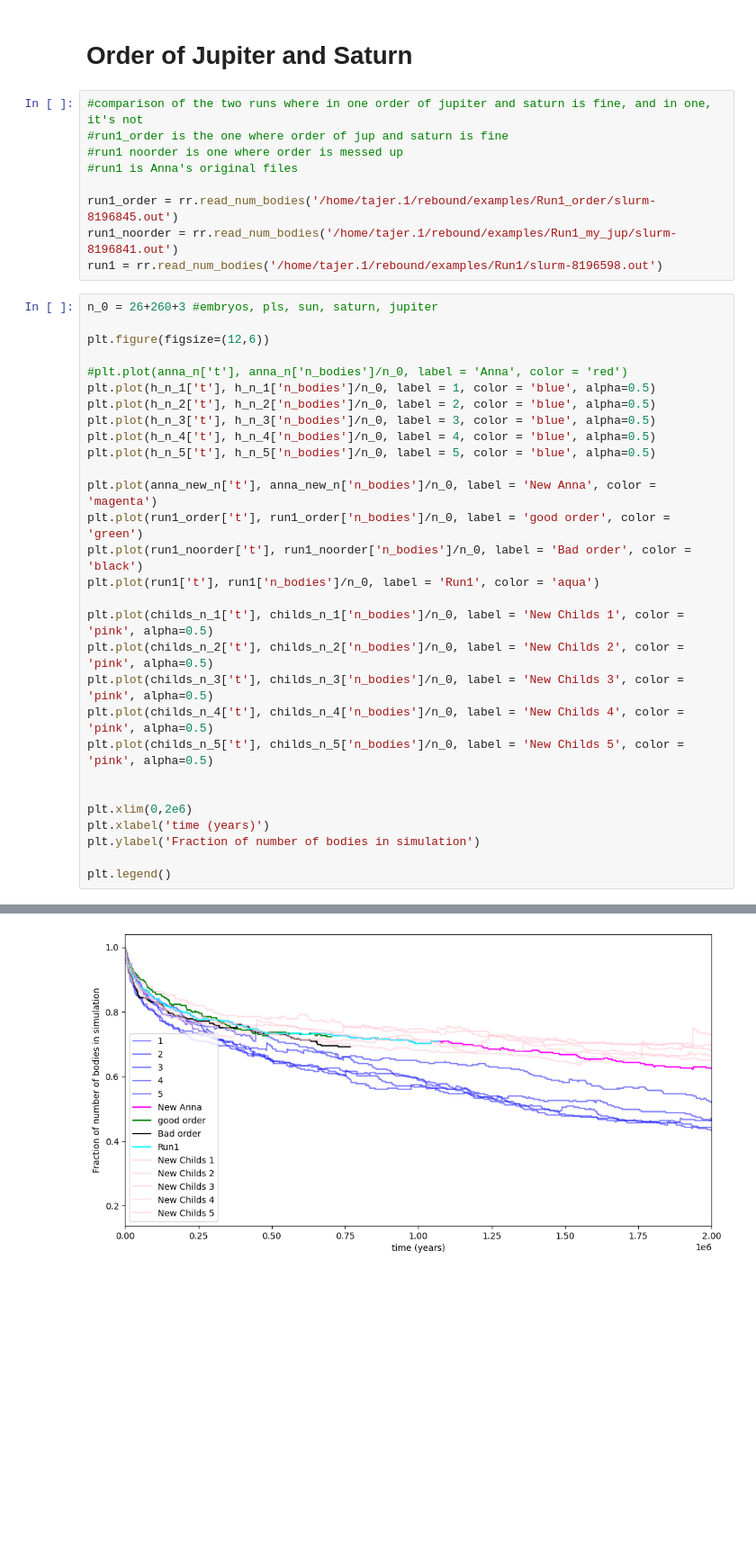
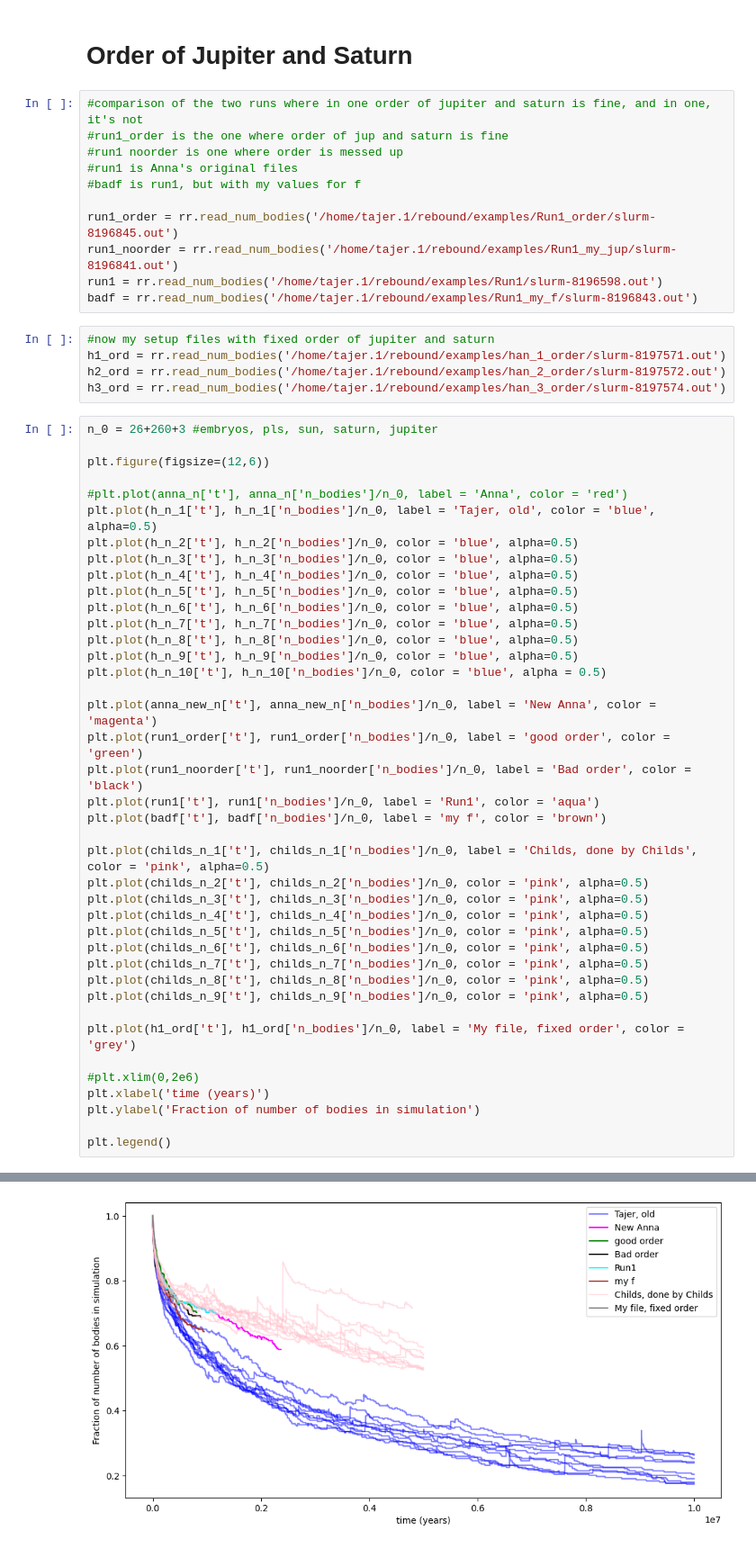
Before and after one commit to haniyehtajer/planetgarten, a Jupyter notebook: simulation_results/report_dec18.ipynb, the cells around one changed output, grey strips where cells are left out. Shown at 90% size. Drawn from its saved outputs; the diff is of its cells as text; blank space fills up the shorter version.

Commit message:
changes in plots

```diff
--- a/simulation_results/report_dec18.ipynb
+++ b/simulation_results/report_dec18.ipynb
@@ -489,39 +489,57 @@ Text(0.5, 1.0, 'time point = 9.93e+06')
 #run1_order is the one where order of jup and saturn is fine
 #run1 noorder is one where order is messed up
 #run1 is Anna's original files
+#badf is run1, but with my values for f
 
 run1_order = rr.read_num_bodies('/home/tajer.1/rebound/examples/Run1_order/slurm-8196845.out')
 run1_noorder = rr.read_num_bodies('/home/tajer.1/rebound/examples/Run1_my_jup/slurm-8196841.out')
 run1 = rr.read_num_bodies('/home/tajer.1/rebound/examples/Run1/slurm-8196598.out')
+badf = rr.read_num_bodies('/home/tajer.1/rebound/examples/Run1_my_f/slurm-8196843.out')
+# %%
+#now my setup files with fixed order of jupiter and saturn
+h1_ord = rr.read_num_bodies('/home/tajer.1/rebound/examples/han_1_order/slurm-8197571.out')
+h2_ord = rr.read_num_bodies('/home/tajer.1/rebound/examples/han_2_order/slurm-8197572.out')
+h3_ord = rr.read_num_bodies('/home/tajer.1/rebound/examples/han_3_order/slurm-8197574.out')
 # %%
 n_0 = 26+260+3 #embryos, pls, sun, saturn, jupiter
 
 plt.figure(figsize=(12,6))
 
 #plt.plot(anna_n['t'], anna_n['n_bodies']/n_0, label = 'Anna', color = 'red')
-plt.plot(h_n_1['t'], h_n_1['n_bodies']/n_0, label = 1, color = 'blue', alpha=0.5)
-plt.plot(h_n_2['t'], h_n_2['n_bodies']/n_0, label = 2, color = 'blue', alpha=0.5)
-plt.plot(h_n_3['t'], h_n_3['n_bodies']/n_0, label = 3, color = 'blue', alpha=0.5)
-plt.plot(h_n_4['t'], h_n_4['n_bodies']/n_0, label = 4, color = 'blue', alpha=0.5)
-plt.plot(h_n_5['t'], h_n_5['n_bodies']/n_0, label = 5, color = 'blue', alpha=0.5)
+plt.plot(h_n_1['t'], h_n_1['n_bodies']/n_0, label = 'Tajer, old', color = 'blue', alpha=0.5)
+plt.plot(h_n_2['t'], h_n_2['n_bodies']/n_0, color = 'blue', alpha=0.5)
+plt.plot(h_n_3['t'], h_n_3['n_bodies']/n_0, color = 'blue', alpha=0.5)
+plt.plot(h_n_4['t'], h_n_4['n_bodies']/n_0, color = 'blue', alpha=0.5)
+plt.plot(h_n_5['t'], h_n_5['n_bodies']/n_0, color = 'blue', alpha=0.5)
+plt.plot(h_n_6['t'], h_n_6['n_bodies']/n_0, color = 'blue', alpha=0.5)
+plt.plot(h_n_7['t'], h_n_7['n_bodies']/n_0, color = 'blue', alpha=0.5)
+plt.plot(h_n_8['t'], h_n_8['n_bodies']/n_0, color = 'blue', alpha=0.5)
+plt.plot(h_n_9['t'], h_n_9['n_bodies']/n_0, color = 'blue', alpha=0.5)
+plt.plot(h_n_10['t'], h_n_10['n_bodies']/n_0, color = 'blue', alpha = 0.5)
 
 plt.plot(anna_new_n['t'], anna_new_n['n_bodies']/n_0, label = 'New Anna', color = 'magenta')
 plt.plot(run1_order['t'], run1_order['n_bodies']/n_0, label = 'good order', color = 'green')
 plt.plot(run1_noorder['t'], run1_noorder['n_bodies']/n_0, label = 'Bad order', color = 'black')
 plt.plot(run1['t'], run1['n_bodies']/n_0, label = 'Run1', color = 'aqua')
+plt.plot(badf['t'], badf['n_bodies']/n_0, label = 'my f', color = 'brown')
 
-plt.plot(childs_n_1['t'], childs_n_1['n_bodies']/n_0, label = 'New Childs 1', color = 'pink', alpha=0.5)
-plt.plot(childs_n_2['t'], childs_n_2['n_bodies']/n_0, label = 'New Childs 2', color = 'pink', alpha=0.5)
-plt.plot(childs_n_3['t'], childs_n_3['n_bodies']/n_0, label = 'New Childs 3', color = 'pink', alpha=0.5)
-plt.plot(childs_n_4['t'], childs_n_4['n_bodies']/n_0, label = 'New Childs 4', color = 'pink', alpha=0.5)
-plt.plot(childs_n_5['t'], childs_n_5['n_bodies']/n_0, label = 'New Childs 5', color = 'pink', alpha=0.5)
+plt.plot(childs_n_1['t'], childs_n_1['n_bodies']/n_0, label = 'Childs, done by Childs', color = 'pink', alpha=0.5)
+plt.plot(childs_n_2['t'], childs_n_2['n_bodies']/n_0, color = 'pink', alpha=0.5)
+plt.plot(childs_n_3['t'], childs_n_3['n_bodies']/n_0, color = 'pink', alpha=0.5)
+plt.plot(childs_n_4['t'], childs_n_4['n_bodies']/n_0, color = 'pink', alpha=0.5)
+plt.plot(childs_n_5['t'], childs_n_5['n_bodies']/n_0, color = 'pink', alpha=0.5)
+plt.plot(childs_n_6['t'], childs_n_6['n_bodies']/n_0, color = 'pink', alpha=0.5)
+plt.plot(childs_n_7['t'], childs_n_7['n_bodies']/n_0, color = 'pink', alpha=0.5)
+plt.plot(childs_n_8['t'], childs_n_8['n_bodies']/n_0, color = 'pink', alpha=0.5)
+plt.plot(childs_n_9['t'], childs_n_9['n_bodies']/n_0, color = 'pink', alpha=0.5)
 
+plt.plot(h1_ord['t'], h1_ord['n_bodies']/n_0, label = 'My file, fixed order', color = 'grey')
 
-plt.xlim(0,2e6)
+#plt.xlim(0,2e6)
 plt.xlabel('time (years)')
 plt.ylabel('Fraction of number of bodies in simulation')
 
 plt.legend()
 # %% [output]
 <matplotlib.legend.Legend at 0x...>
-[figure, old version]
+[figure, new version]
```
Also changed, not shown: parts of 2 cells of this notebook.
